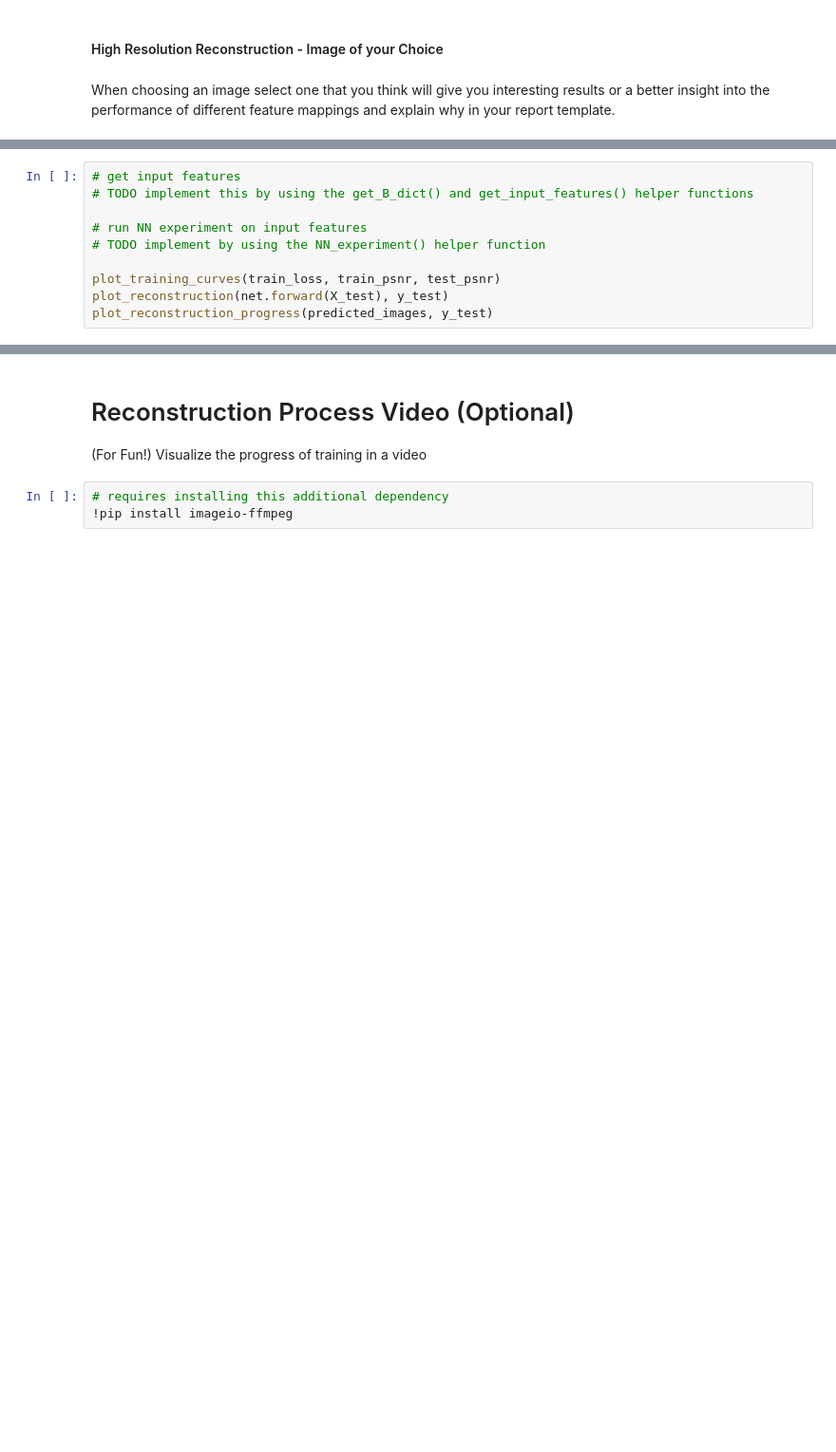
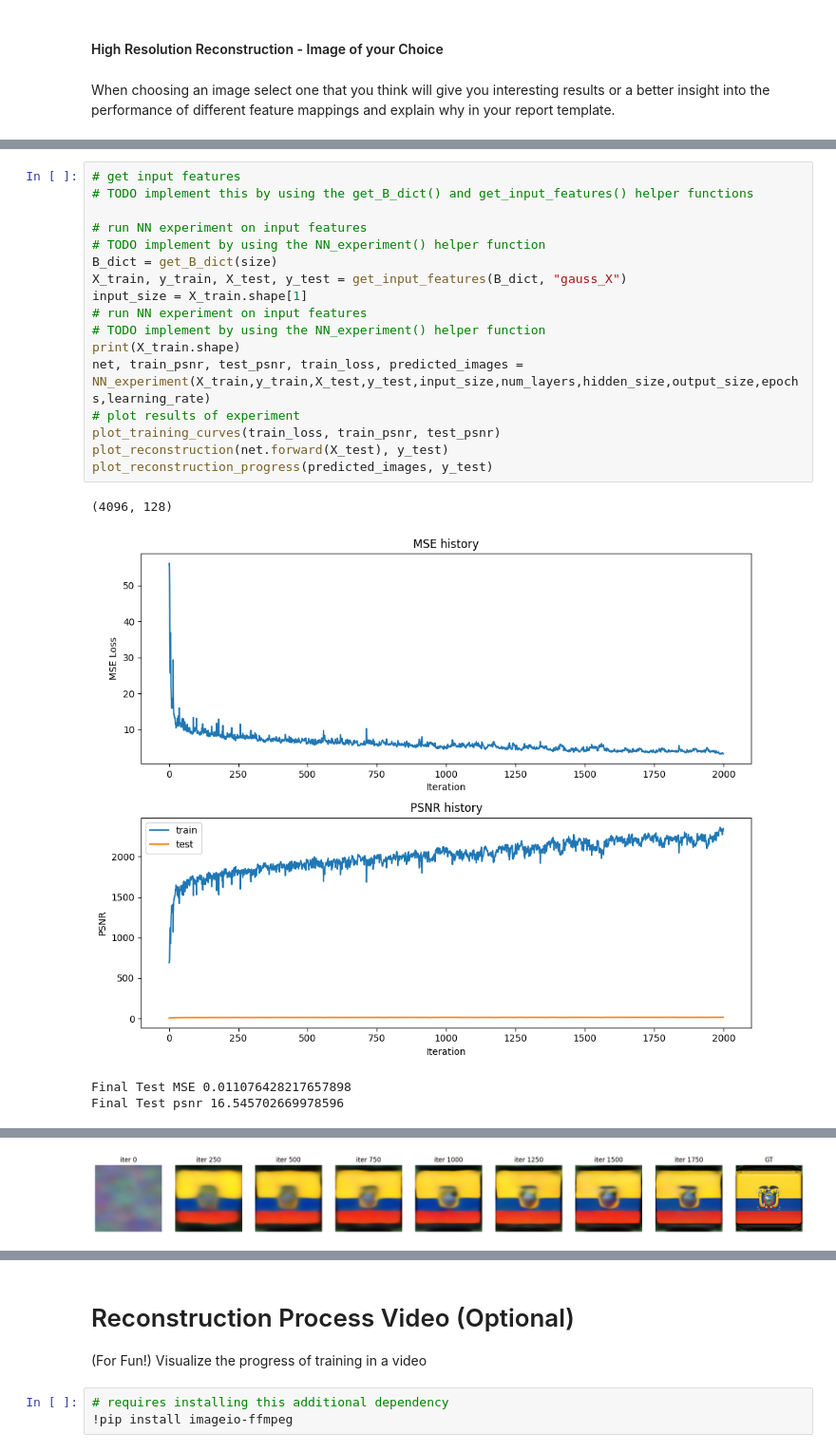
Before and after one commit to charlsgee/CS444, a Jupyter notebook: assignment2_starter_code/neural_network.ipynb, the cells around one changed output, grey strips where cells are left out. Shown at 95% size. Drawn from its saved outputs; the diff is of its cells as text; blank space fills up the shorter version.

```diff
--- a/assignment2_starter_code/neural_network.ipynb
+++ b/assignment2_starter_code/neural_network.ipynb
@@ -385,10 +454,22 @@ train_data, test_data = get_image(size, image_url="YOUR URL HERE")
 # %%
 # get input features
 # TODO implement this by using the get_B_dict() and get_input_features() helper functions
 
 # run NN experiment on input features
 # TODO implement by using the NN_experiment() helper function
-
+B_dict = get_B_dict(size)
+X_train, y_train, X_test, y_test = get_input_features(B_dict, "gauss_X")
+input_size = X_train.shape[1]
+# run NN experiment on input features
+# TODO implement by using the NN_experiment() helper function
+print(X_train.shape)
+net, train_psnr, test_psnr, train_loss, predicted_images = NN_experiment(X_train,y_train,X_test,y_test,input_size,num_layers,hidden_size,output_size,epochs,learning_rate)
+# plot results of experiment
 plot_training_curves(train_loss, train_psnr, test_psnr)
 plot_reconstruction(net.forward(X_test), y_test)
 plot_reconstruction_progress(predicted_images, y_test)
+# %% [output]
+(4096, 128)
+[figure, added]
+Final Test MSE 0.011076428217657898
+Final Test psnr 16.545702669978596
@@ -394,0 +477 @@ plot_reconstruction_progress(predicted_images, y_test)
+[figure, added]
```
Also changed, not shown: parts of 20 cells of this notebook, 4 other files.
